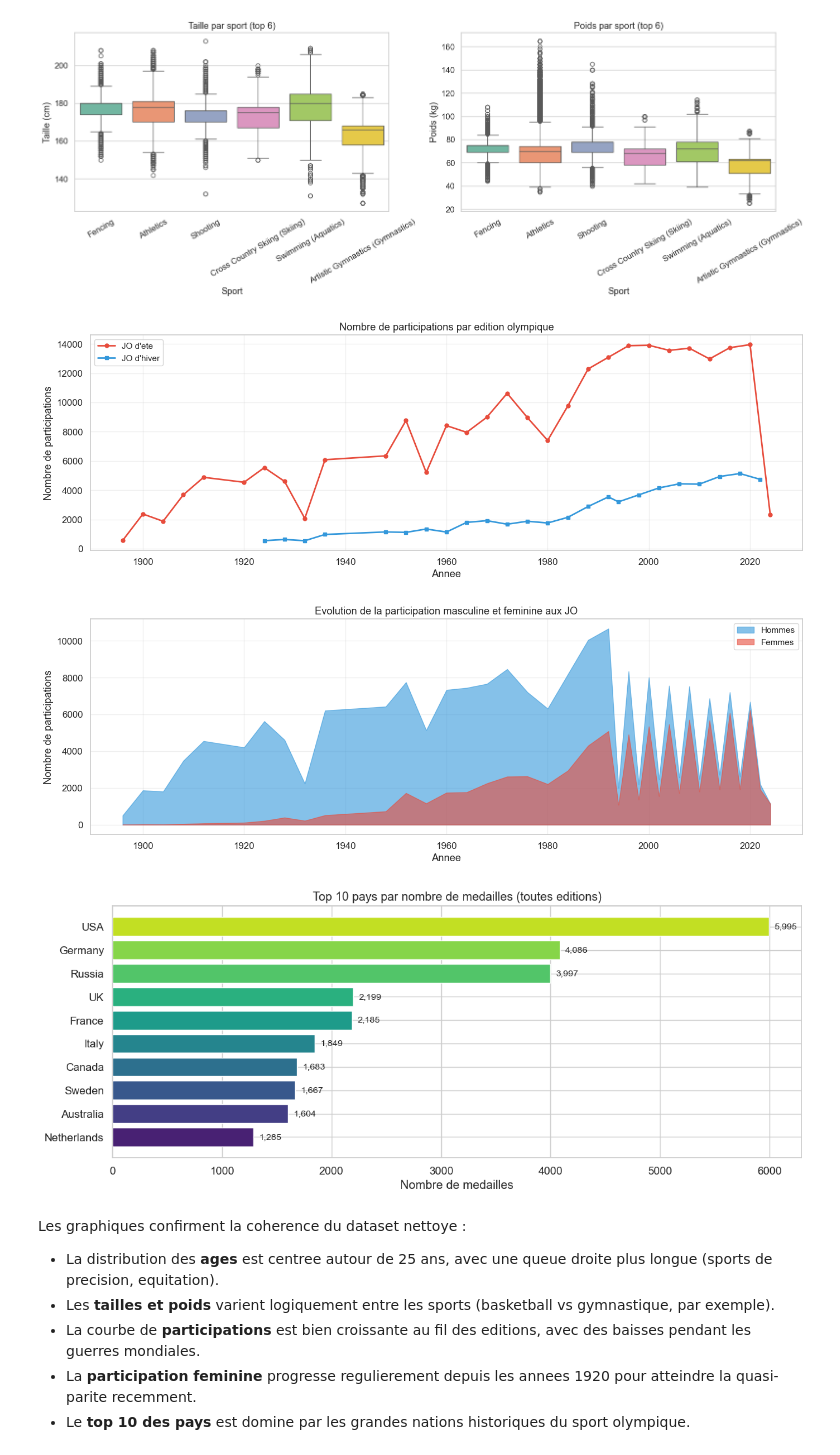
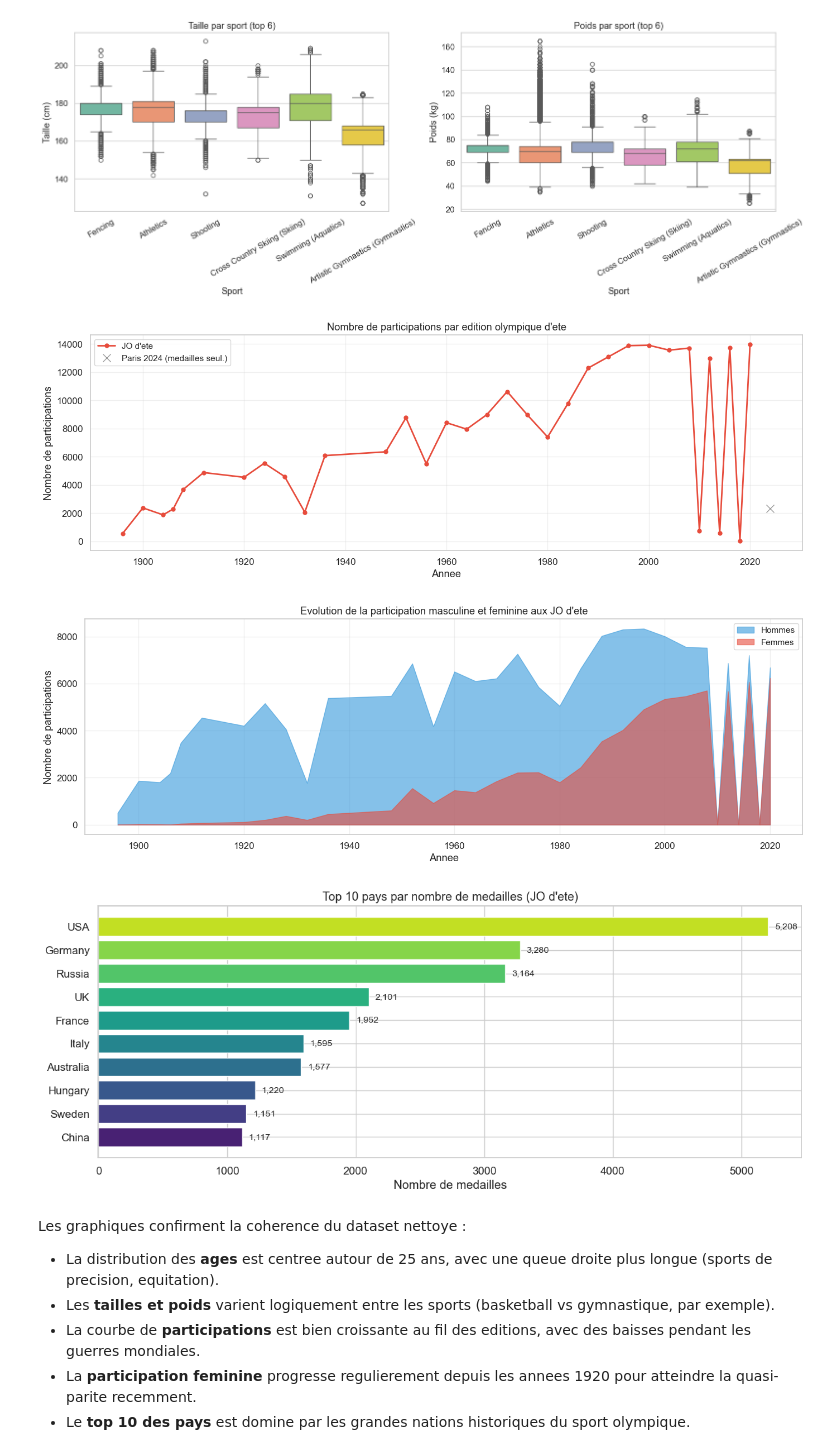
Before and after one commit to Nicolas69123/jo-2028-predictions, a Jupyter notebook: notebooks/02_nettoyage.ipynb, the cells around one changed output. Cells and saved outputs as stored; diff of their text form; code cells hidden in the pictures.

Commit message:
fix: filter Summer Olympics only in visualization charts
- Graphs 4-5-6 now show only Summer Olympics data
- Annotate Paris 2024 as partial data (medalists only)
- Exclude Winter Olympics from participation and medal charts

```diff
--- a/notebooks/02_nettoyage.ipynb
+++ b/notebooks/02_nettoyage.ipynb
@@ -799,61 +799,71 @@ plt.show()
 [figure]
 # %%
 # --- Graphique 4 : Nombre d'athletes par edition ---
-# On filtre sur les JO officiels d'ete et d'hiver (pas Youth, pas Intercalated)
-official = athletes_events[
-    ~athletes_events["Games"].str.contains("Youth|Intercalated|Zappas|Equestrian", na=False, regex=True)
+# Uniquement les JO d'ete classiques (pas hiver, pas Youth, pas Intercalated)
+official_summer = athletes_events[
+    (athletes_events["Season"] == "Summer")
 ].copy()
 
-athletes_per_year = official.groupby(["Year", "Season"])["Name"].count().reset_index()
-athletes_per_year.columns = ["Year", "Season", "Participations"]
+athletes_per_year = official_summer.groupby("Year")["Name"].count().reset_index()
+athletes_per_year.columns = ["Year", "Participations"]
 
 fig, ax = plt.subplots(figsize=(14, 5))
 
-for season, color, marker in [("Summer", "#e74c3c", "o"), ("Winter", "#3498db", "s")]:
-    data = athletes_per_year[athletes_per_year["Season"] == season]
-    ax.plot(data["Year"], data["Participations"], marker=marker, color=color,
-            linewidth=2, markersize=5, label=f"JO d'{season.lower() if season == 'Summer' else 'hiver'}")
+# Separer 2024 (donnees incompletes : medailles uniquement)
+main_data = athletes_per_year[athletes_per_year["Year"] < 2024]
+paris_data = athletes_per_year[athletes_per_year["Year"] == 2024]
 
-# Ajouter le label français pour "ete"
-ax.legend(["JO d'ete", "JO d'hiver"], fontsize=11)
-ax.set_title("Nombre de participations par edition olympique")
+ax.plot(main_data["Year"], main_data["Participations"], marker="o", color="#e74c3c",
+        linewidth=2, markersize=5, label="JO d'ete")
+
+if not paris_data.empty:
+    ax.plot(paris_data["Year"], paris_data["Participations"], marker="x", color="#999999",
+            markersize=10, linewidth=0, label="Paris 2024 (medailles seul.)")
+
+ax.set_title("Nombre de participations par edition olympique d'ete")
 ax.set_xlabel("Annee")
 ax.set_ylabel("Nombre de participations")
+ax.legend(fontsize=11)
 ax.grid(True, alpha=0.3)
 
 plt.tight_layout()
 plt.savefig(os.path.join(PROCESSED_DIR, "participations_per_edition.png"), bbox_inches="tight")
 plt.show()
 # %% [output]
-[figure, old version]
+[figure, new version]
 # %%
 # --- Graphique 5 : Repartition hommes/femmes au fil du temps ---
-sex_by_year = official.groupby(["Year", "Sex"]).size().reset_index(name="Count")
+# JO d'ete uniquement, sans 2024 (donnees partielles)
+summer_complete = official_summer[official_summer["Year"] < 2024]
+
+sex_by_year = summer_complete.groupby(["Year", "Sex"]).size().reset_index(name="Count")
 sex_pivot = sex_by_year.pivot_table(index="Year", columns="Sex", values="Count", fill_value=0)
 
 fig, ax = plt.subplots(figsize=(14, 5))
 
 if "M" in sex_pivot.columns:
     ax.fill_between(sex_pivot.index, 0, sex_pivot.get("M", 0),
                     alpha=0.6, color="#3498db", label="Hommes")
 if "F" in sex_pivot.columns:
     ax.fill_between(sex_pivot.index, 0, sex_pivot.get("F", 0),
                     alpha=0.6, color="#e74c3c", label="Femmes")
 
-ax.set_title("Evolution de la participation masculine et feminine aux JO")
+ax.set_title("Evolution de la participation masculine et feminine aux JO d'ete")
 ax.set_xlabel("Annee")
 ax.set_ylabel("Nombre de participations")
 ax.legend(fontsize=11)
 ax.grid(True, alpha=0.3)
 
 plt.tight_layout()
 plt.savefig(os.path.join(PROCESSED_DIR, "gender_evolution.png"), bbox_inches="tight")
 plt.show()
 # %% [output]
-[figure, old version]
+[figure, new version]
 # %%
-# --- Graphique 6 : Top 10 pays par nombre de medailles ---
-medalists = athletes_events[athletes_events["Medal"].notna()].copy()
+# --- Graphique 6 : Top 10 pays par nombre de medailles (JO d'ete) ---
+medalists = athletes_events[
+    (athletes_events["Medal"].notna()) & (athletes_events["Season"] == "Summer")
+].copy()
 medals_by_country = medalists.groupby("Country")["Medal"].count().sort_values(ascending=False).head(10)
 
 fig, ax = plt.subplots(figsize=(12, 5))
@@ -865,14 +875,14 @@ for bar, val in zip(bars, medals_by_country.values[::-1]):
     ax.text(bar.get_width() + 50, bar.get_y() + bar.get_height()/2.,
             f"{val:,}", ha="left", va="center", fontsize=10)
 
-ax.set_title("Top 10 pays par nombre de medailles (toutes editions)")
+ax.set_title("Top 10 pays par nombre de medailles (JO d'ete)")
 ax.set_xlabel("Nombre de medailles")
 
 plt.tight_layout()
 plt.savefig(os.path.join(PROCESSED_DIR, "top10_countries_medals.png"), bbox_inches="tight")
 plt.show()
 # %% [output]
-[figure, old version]
+[figure, new version]
 # %% [markdown]
 Les graphiques confirment la coherence du dataset nettoye :
 
```
